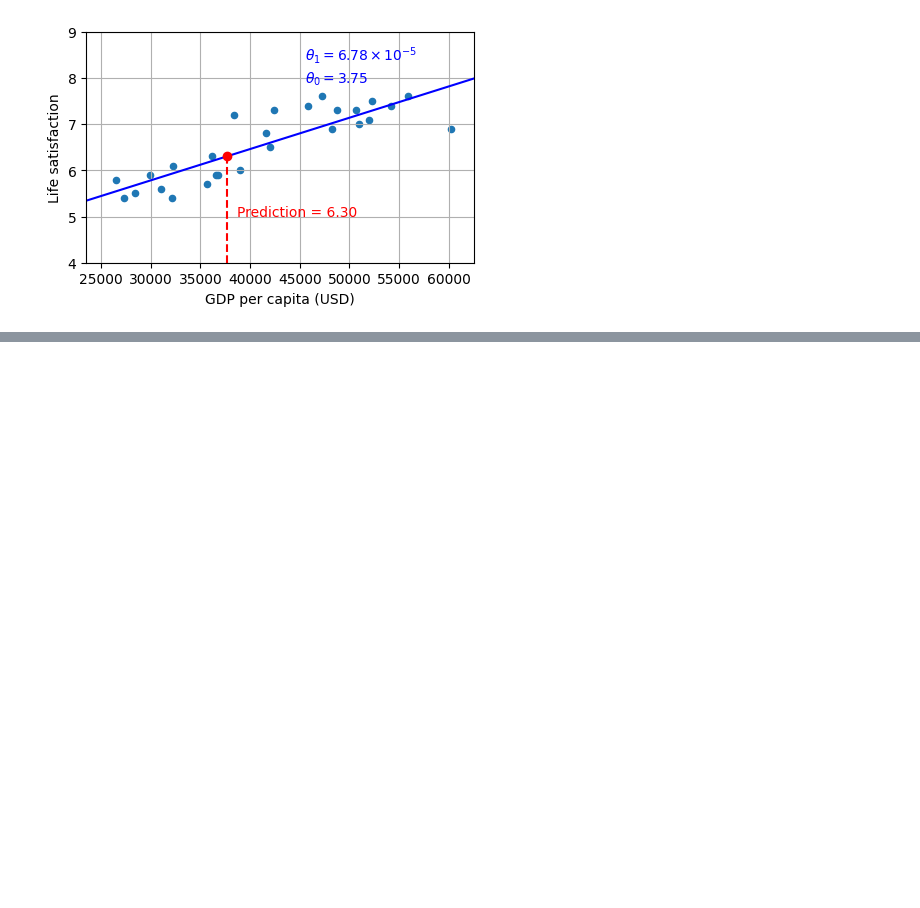
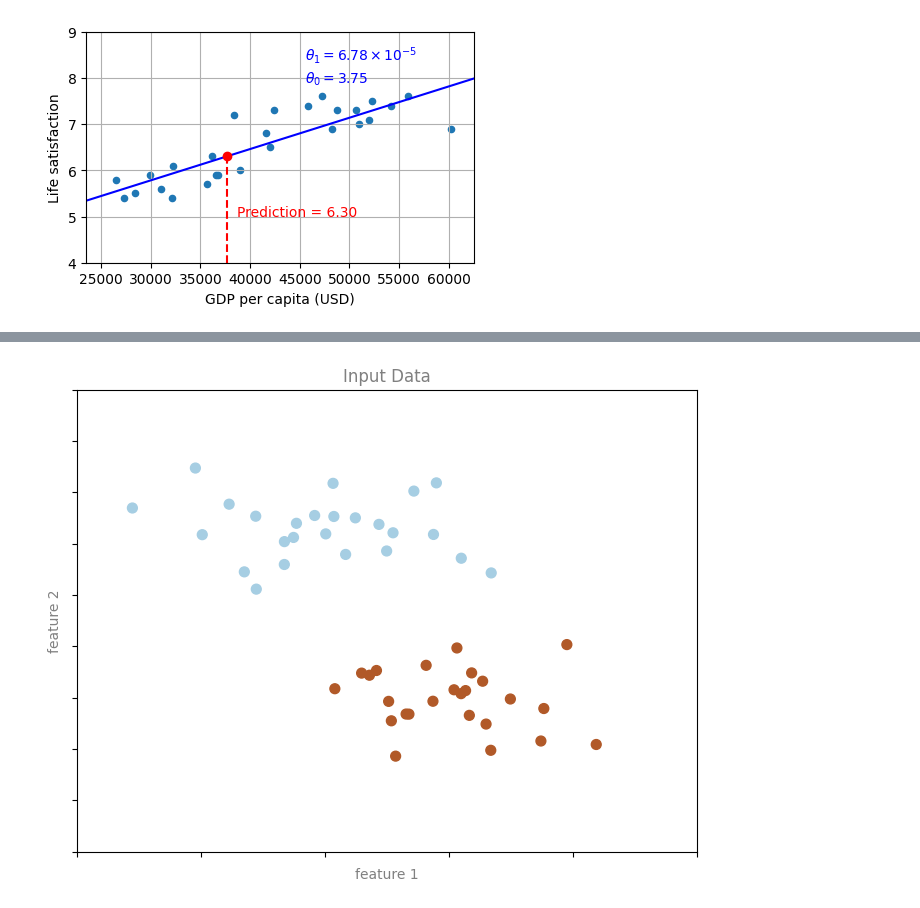
Before and after one commit to jagadeshchilla/Maths-for-ai-ml, a Jupyter notebook: MachineLearning/MachineLearning/1-Introduction/intro.ipynb, the cells around one changed output, grey strips where cells are left out. Saved outputs shown, nothing was run; the diff lists cells and outputs as text; code cells hidden in the pictures; blank space fills up the shorter version.

Commit message:
added about scikitlearn added about project of house price prediction done test train split

```diff
--- a/MachineLearning/MachineLearning/1-Introduction/intro.ipynb
+++ b/MachineLearning/MachineLearning/1-Introduction/intro.ipynb
@@ -442,0 +451,40 @@ plt.show()
+# %%
+# common plot formatting for below
+def format_plot(ax, title):
+    ax.xaxis.set_major_formatter(plt.NullFormatter())
+    ax.yaxis.set_major_formatter(plt.NullFormatter())
+    ax.set_xlabel('feature 1', color='gray')
+    ax.set_ylabel('feature 2', color='gray')
+    ax.set_title(title, color='gray')
+# %%
+from sklearn.datasets import make_blobs
+from sklearn.svm import SVC
+import matplotlib.pyplot as plt
+# create 50 separable points
+X, y = make_blobs(n_samples=50, centers=2,
+                  random_state=0, cluster_std=0.60)
+
+# fit the support vector classifier model
+clf = SVC(kernel='linear')
+clf.fit(X, y)
+
+# create some new points to predict
+X2, _ = make_blobs(n_samples=80, centers=2,
+                   random_state=0, cluster_std=0.80)
+X2 = X2[50:]
+
+# predict the labels
+y2 = clf.predict(X2)
+# %%
+# plot the data
+fig, ax = plt.subplots(figsize=(8, 6))
+point_style = dict(cmap='Paired', s=50)
+ax.scatter(X[:, 0], X[:, 1], c=y, **point_style)
+
+# format plot
+format_plot(ax, 'Input Data')
+ax.axis([-1, 4, -2, 7])
+
+fig.savefig('images/05.01-classification-1.png')
+# %% [output]
+[figure, added]
```
Also changed, not shown: parts of 54 cells of this notebook, 21 other files.
